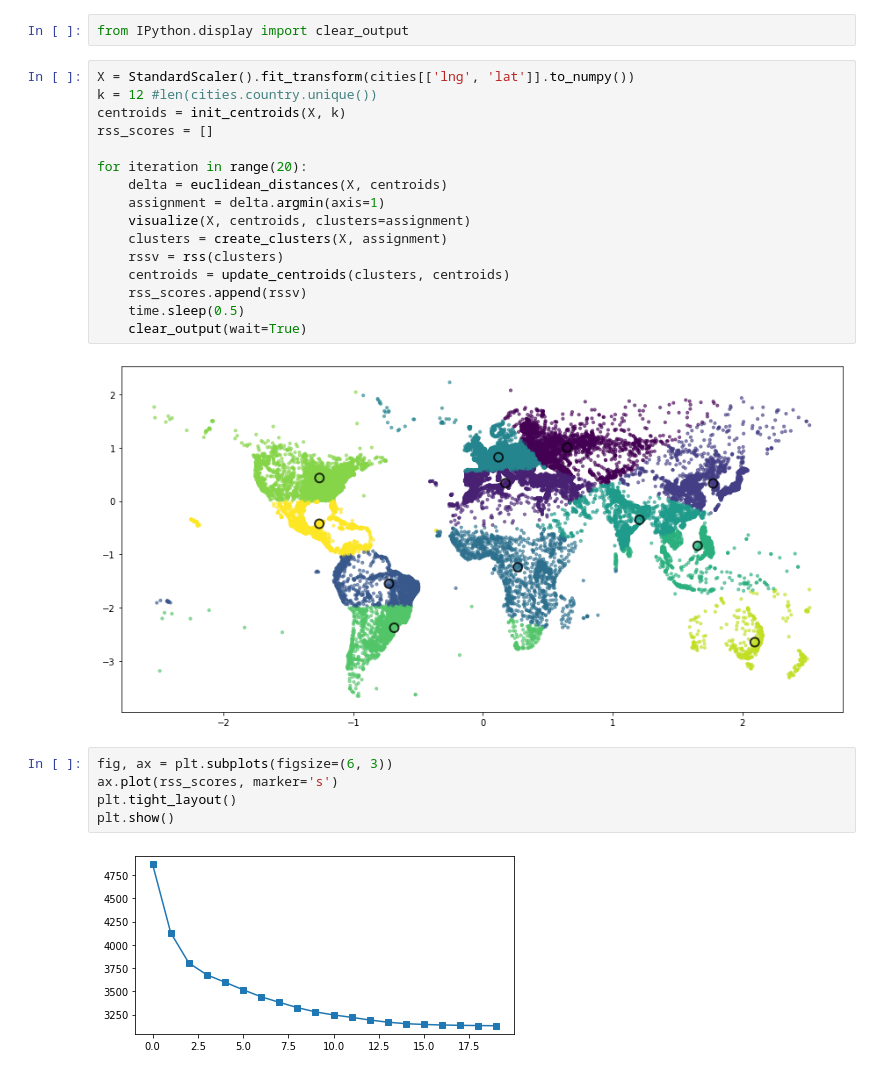
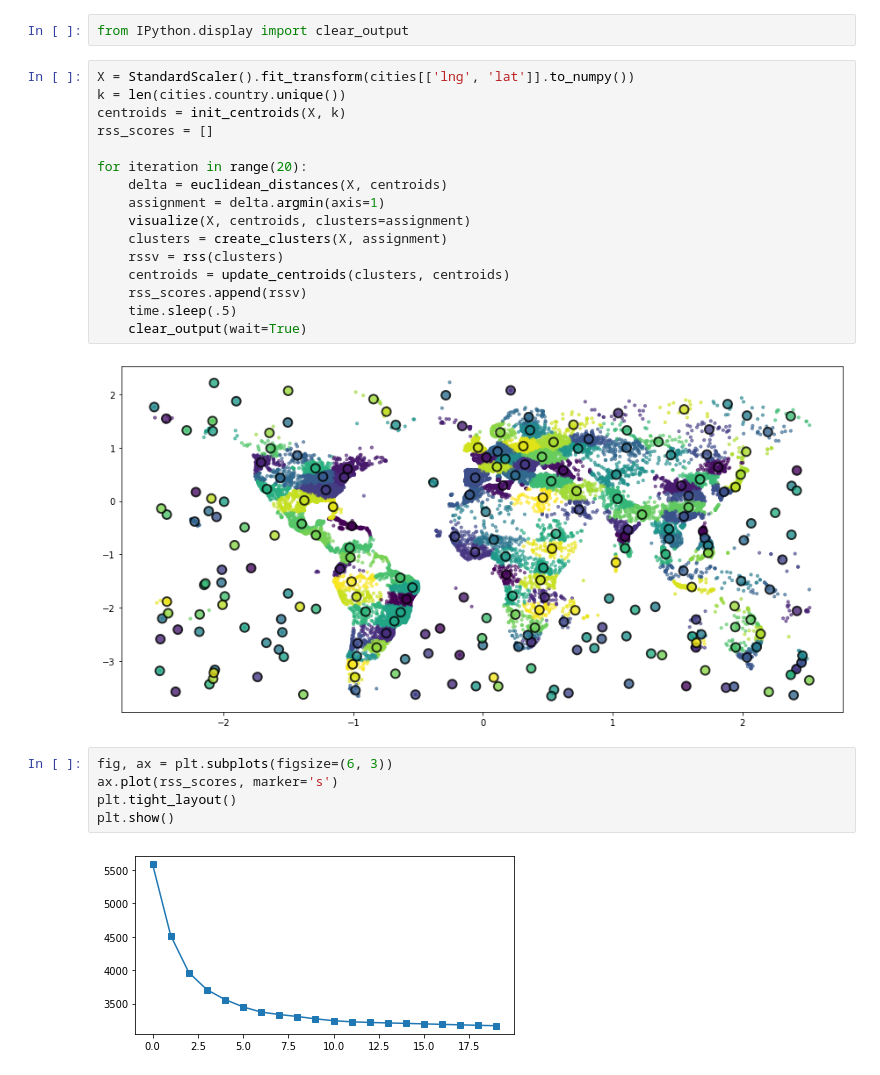
Before and after one commit to afflint/philods, a Jupyter notebook: AA2021-22/kmeans.ipynb, the cells around one changed output. Saved outputs shown, nothing was run; the diff lists cells and outputs as text.

```diff
--- a/AA2021-22/kmeans.ipynb
+++ b/AA2021-22/kmeans.ipynb
@@ -86,26 +86,26 @@ def visualize(data, centroids, clusters=None):
 from IPython.display import clear_output
 # %%
 X = StandardScaler().fit_transform(cities[['lng', 'lat']].to_numpy())
-k = 12 #len(cities.country.unique())
+k = len(cities.country.unique())
 centroids = init_centroids(X, k)
 rss_scores = []
 
 for iteration in range(20):
     delta = euclidean_distances(X, centroids)
     assignment = delta.argmin(axis=1)
     visualize(X, centroids, clusters=assignment)
     clusters = create_clusters(X, assignment)
     rssv = rss(clusters)
     centroids = update_centroids(clusters, centroids)
     rss_scores.append(rssv)
-    time.sleep(0.5)
+    time.sleep(.5)
     clear_output(wait=True)
 # %% [output]
-[figure, old version]
+[figure, new version]
 # %%
 fig, ax = plt.subplots(figsize=(6, 3))
 ax.plot(rss_scores, marker='s')
 plt.tight_layout()
 plt.show()
 # %% [output]
-[figure, old version]
+[figure, new version]
```
Also changed, not shown: 2 other files.
